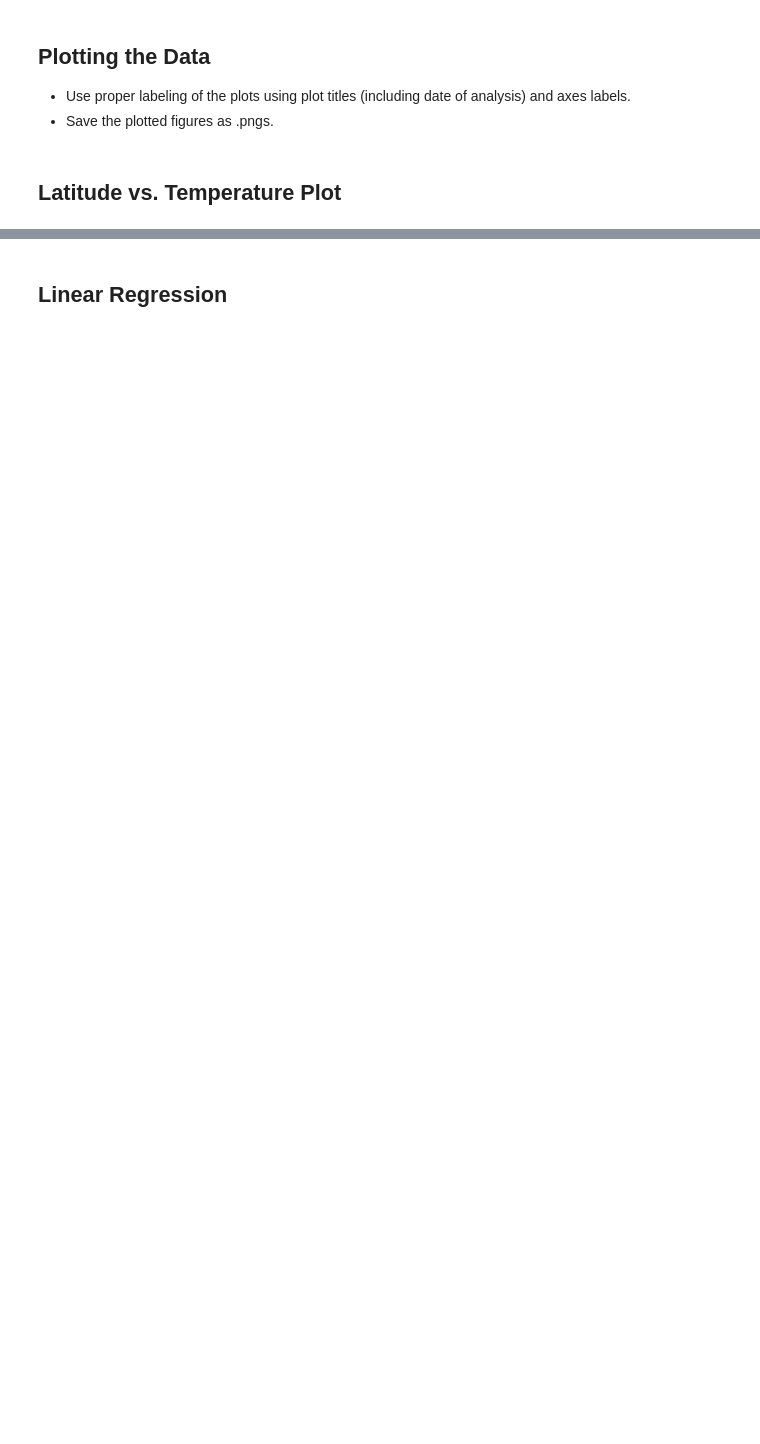
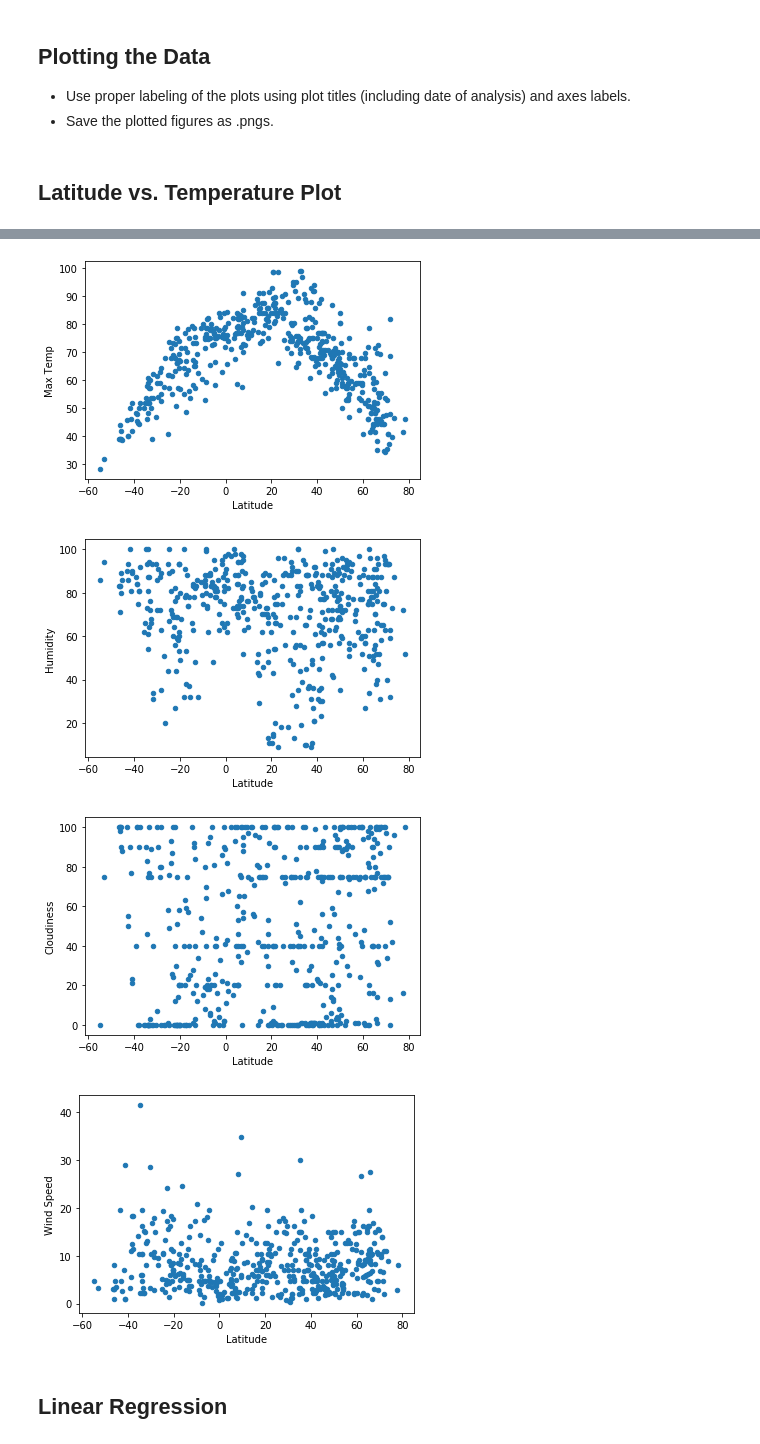
Before and after one commit to dpage02/python-api-challenge, a Jupyter notebook: WeatherPy/WeatherPy.ipynb, the cells around one changed output, grey strips where cells are left out. Drawn from its saved outputs; the diff is of its cells as text; code cells hidden in the pictures; blank space fills up the shorter version.

```diff
--- a/WeatherPy/WeatherPy.ipynb
+++ b/WeatherPy/WeatherPy.ipynb
@@ -76,0 +60,3 @@ Data Retrieval Complete
+# %%
+# base url
+base_url = f"http://api.openweathermap.org/data/2.5/weather?APPID={weather_api_key}&units=imperial&q="
@@ -100,0 +121,4 @@ dtype: int64
+# %%
+data_df = pd.DataFrame(data_dic)
+print(len(data_df))
+data_df.head()
@@ -159,3 +163,16 @@ Int64Index([], dtype='int64')
+# %%
+# Mapping function
+#Function
+def mapping():
+    list = ["Max Temp", "Humidity","Cloudiness", "Wind Speed" ]
+    for value in list:
+        data_df.plot(kind="scatter", x = "Latitude", y = value)
+mapping()
+# %% [output]
+[figure, added]
+[figure, added]
+[figure, added]
+[figure, added]
 # %% [markdown]
 ## Linear Regression
 # %%
```
Also changed, not shown: parts of 37 cells of this notebook, 3 other files.
